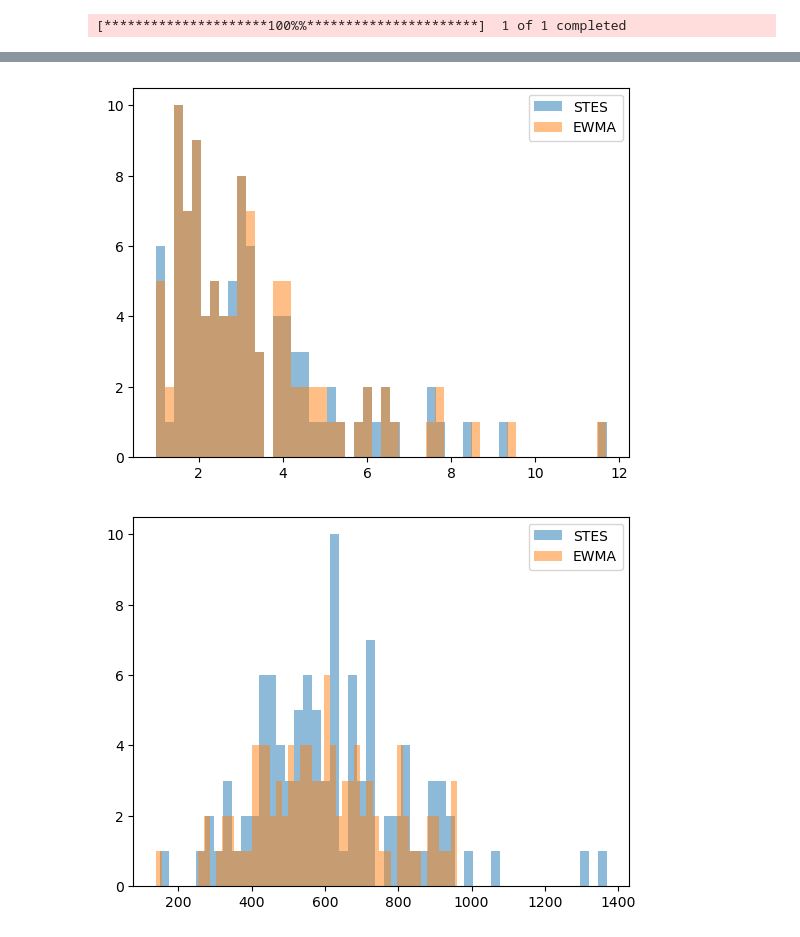
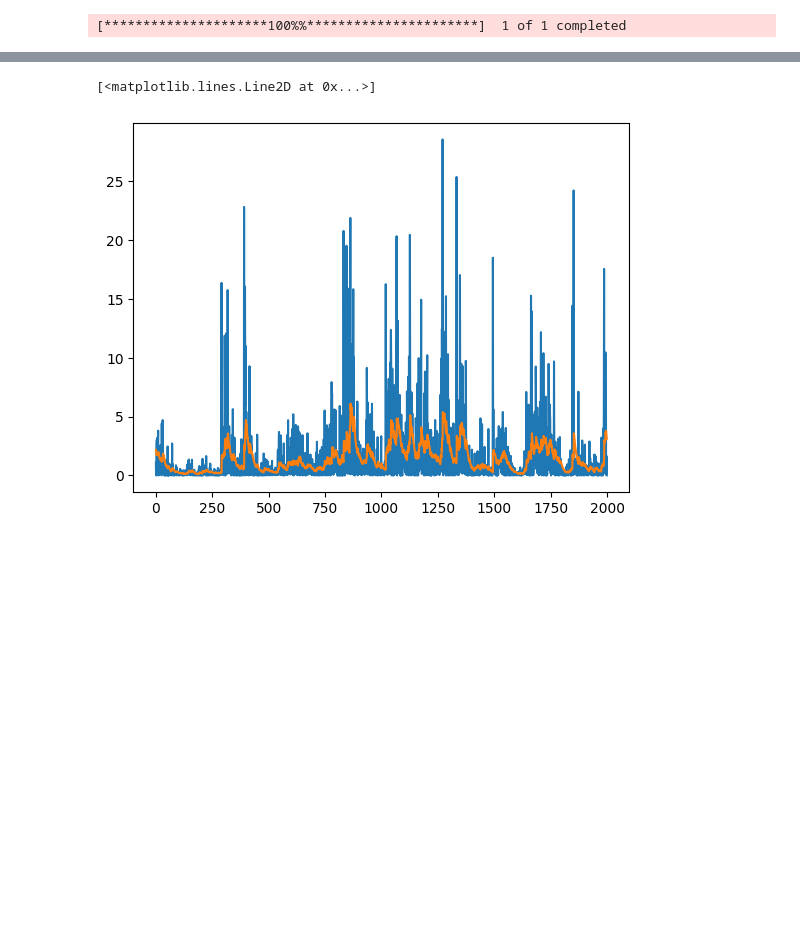
Before and after one commit to steveya/steveya.github.io, a Jupyter notebook: content/volatility_forecasts/random_forest_ewma.ipynb, the cells around one changed output, grey strips where cells are left out. Saved outputs shown, nothing was run; the diff lists cells and outputs as text; code cells hidden in the pictures; blank space fills up the shorter version.

```diff
--- a/content/volatility_forecasts/random_forest_ewma.ipynb
+++ b/content/volatility_forecasts/random_forest_ewma.ipynb
@@ -118 +454,7 @@ fit_stes_aese_llh = partial(fit_model, model=stes_aese, metrics=llh, param_dim=3
+# %%
+plt.plot(simulated_garch_return[500:]**2)
+plt.plot(fit_es_rmse(returns=simulated_garch_return)[3][500:])
+# %% [output]
+[<matplotlib.lines.Line2D at 0x...>]
+[figure, added]
 # %%
@@ -138,13 +469,0 @@ es_os_llhs = np.array(es_os_llhs)
-# %%
-plt.hist(stes_os_rmses, bins=50, alpha=0.5, label='STES')
-plt.hist(es_os_rmses, bins=50, alpha=0.5, label='EWMA')
-plt.legend()
-plt.show()
-
-plt.hist(stes_os_llhs, bins=50, alpha=0.5, label='STES')
-plt.hist(es_os_llhs, bins=50, alpha=0.5, label='EWMA')
-plt.legend()
-plt.show()
-# %% [output]
-[figure, removed]
-[figure, removed]
```
Also changed, not shown: parts of 32 cells of this notebook, 1 other file.
